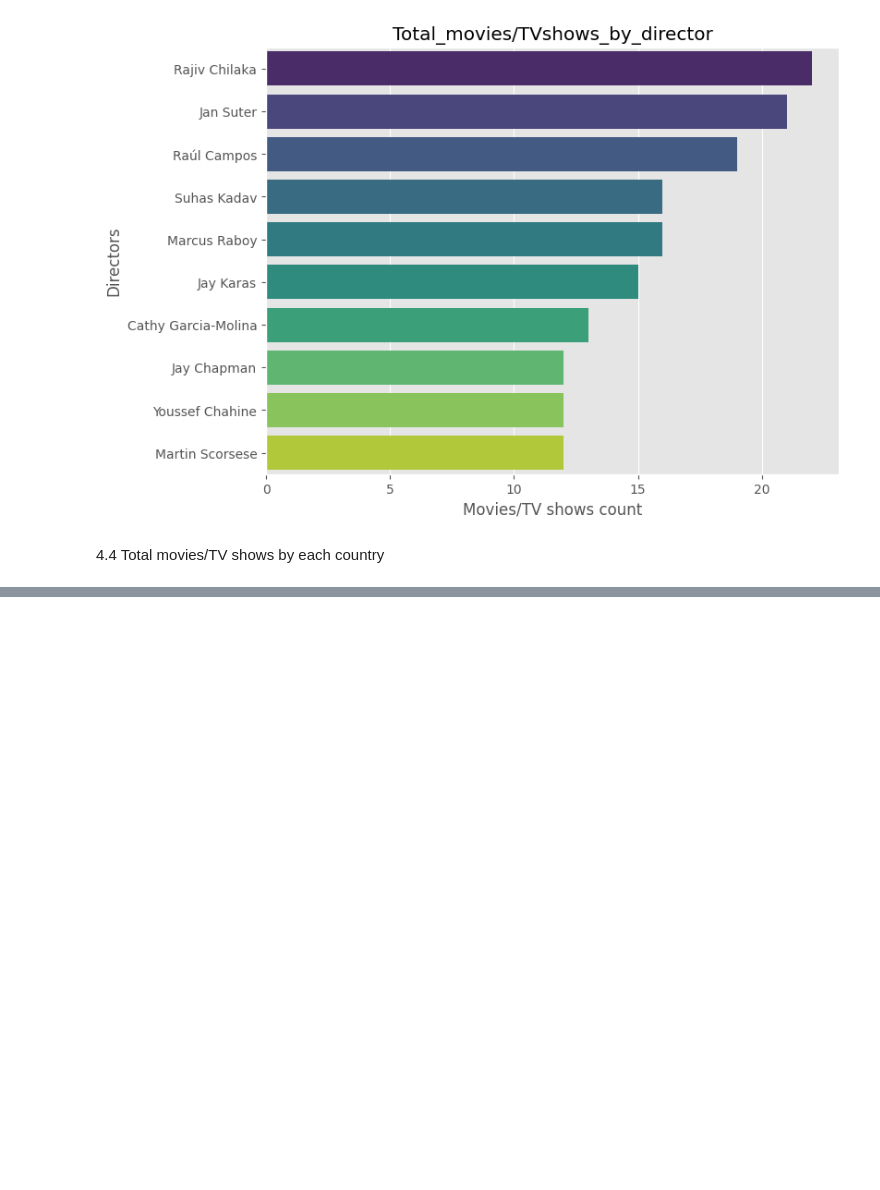
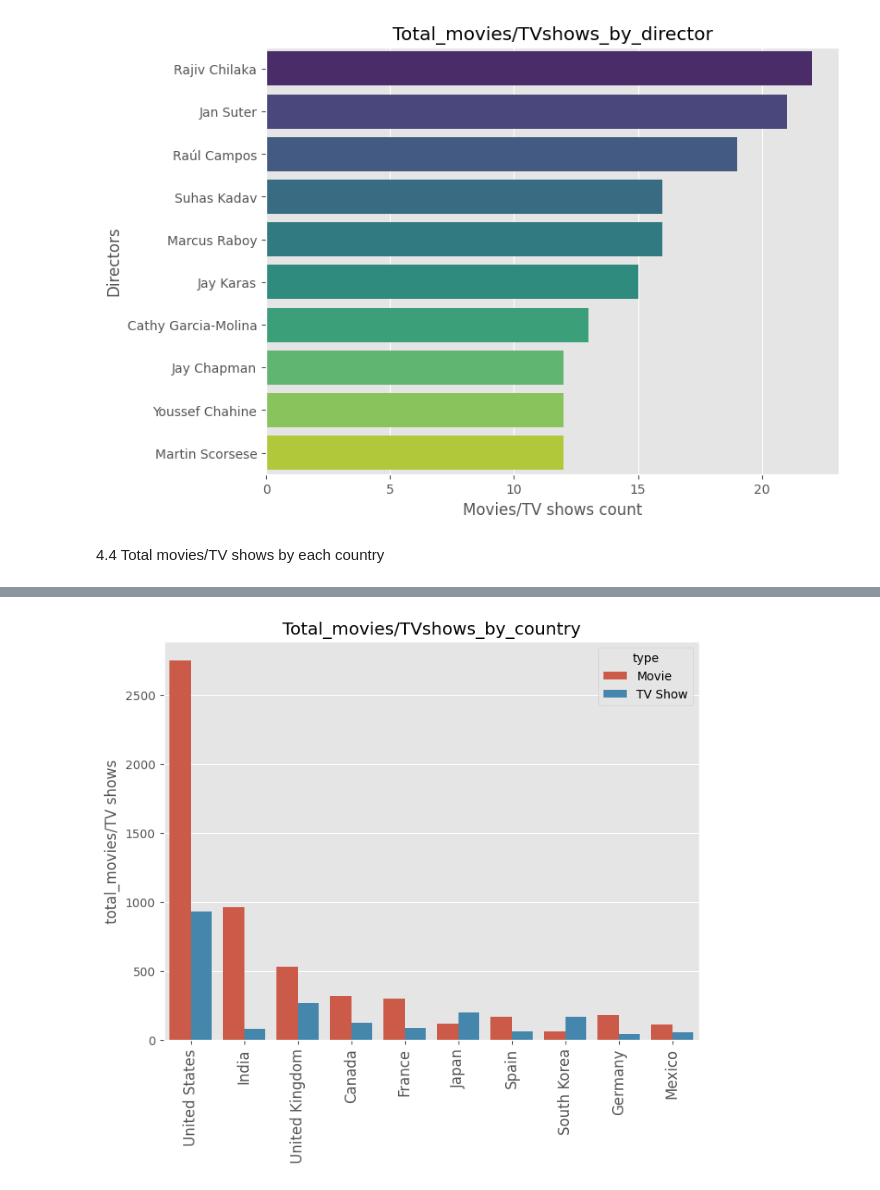
Before and after one commit to sulebalaban/netflix, a Jupyter notebook: netflix.ipynb, the cells around one changed output, grey strips where cells are left out. Drawn from its saved outputs; the diff is of its cells as text; code cells hidden in the pictures; blank space fills up the shorter version.

```diff
--- a/netflix.ipynb
+++ b/netflix.ipynb
@@ -668,3 +668,6 @@ plt.show()
 [figure]
 # %% [markdown]
 4.4  Total movies/TV shows by each country
+# %%
+top_10_country =country_tb.country.value_counts().head(10).index
+df_new=country_tb.loc[country_tb['country'].isin(top_10_country)]
@@ -670,0 +690,10 @@ plt.show()
+# %%
+plt.figure(figsize=(8,6))
+sns.countplot(data=df_new,x='country',order=top_10_country,hue='type')
+plt.xticks(rotation = 90 , fontsize = 12)
+plt.ylabel('total_movies/TV shows' , fontsize = 12)
+plt.xlabel('')
+plt.title('Total_movies/TVshows_by_country')
+plt.show()
+# %% [output]
+[figure, added]
```
Also changed, not shown: parts of 1 cell of this notebook.
